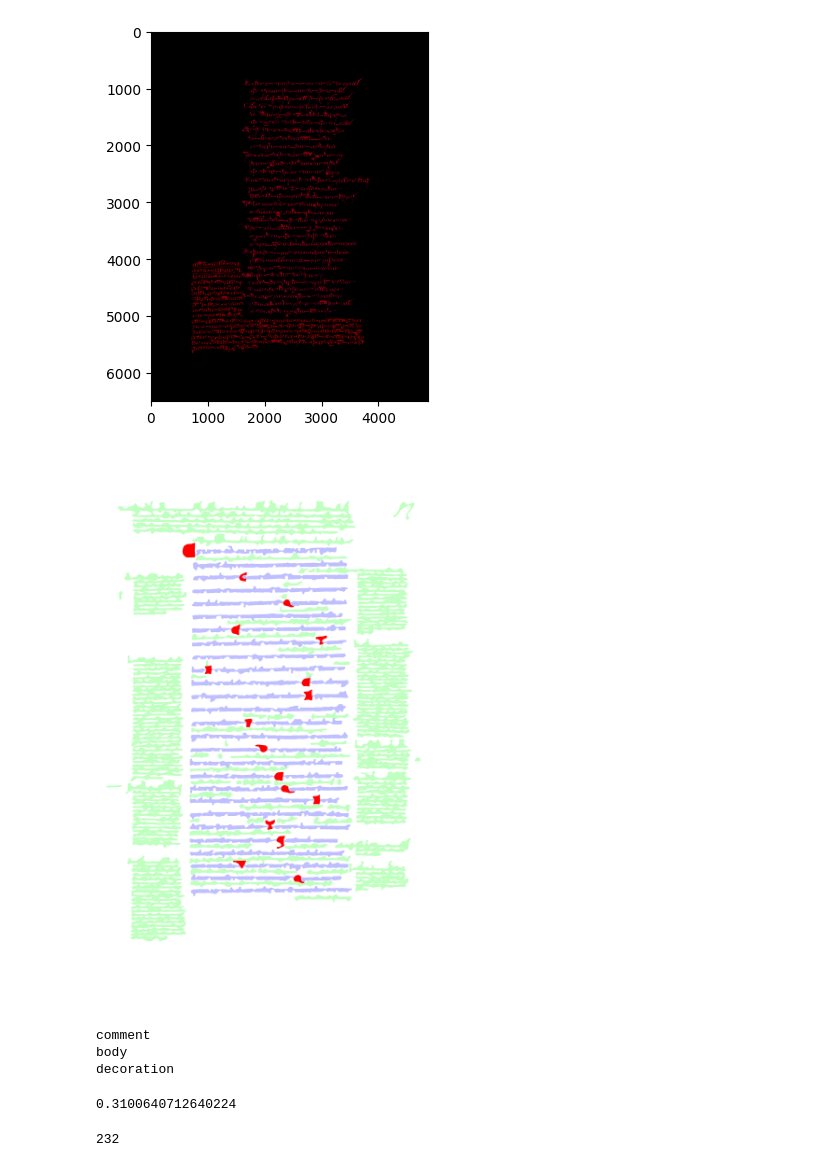
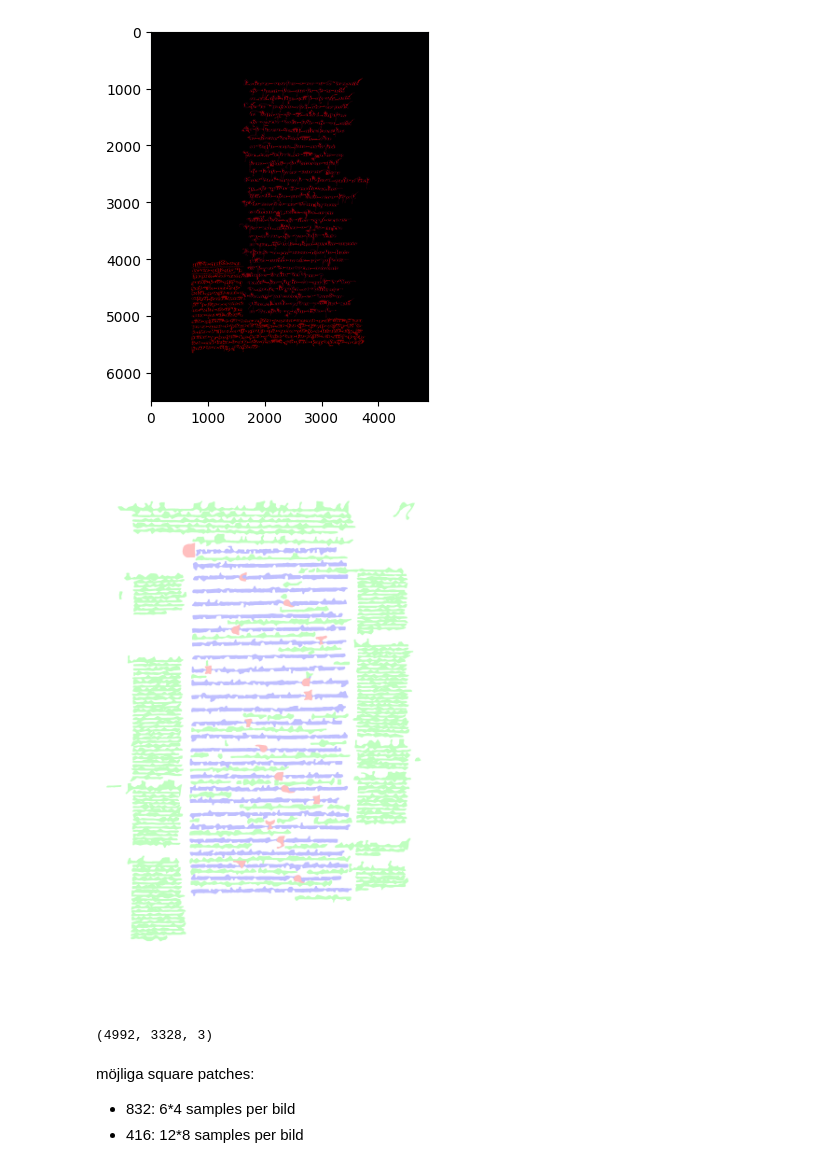
Before and after one commit to JakobAdamsson/MasterThesis-JakobVincent-, a Jupyter notebook: test.ipynb, the cells around one changed output. Drawn from its saved outputs; the diff is of its cells as text; code cells hidden in the pictures.

```diff
--- a/test.ipynb
+++ b/test.ipynb
@@ -28,78 +29,32 @@ soup = BeautifulSoup(xml_data, 'lxml-xml')
 # Find all TextLine elements with an id containing 'comment'
 textlines_with_comment = soup.find_all('GraphicRegion', {'id': lambda x: x and 'region' in x})
 
 # Extract Coords points for each matching TextLine
 coordinates_by_group = {"comment":[],"body":[],"decoration":[]}
 search = {"comment":["TextLine","comment"],"body":["TextLine","textline"],"decoration":["GraphicRegion","region"]}
 for group in coordinates_by_group.keys():
     textlines_with_comment = soup.find_all(search[group][0], {'id': lambda x: x and search[group][1] in x})
     for textline in textlines_with_comment:
         coords_points = textline.find('Coords')['points']
         coordinate_pairs = coords_points.split()
         coordinates_list = [tuple(map(int, pair.split(','))) for pair in coordinate_pairs]
         coordinates_by_group[group].append(coordinates_list)
 
 
 image_path = 'all/img-CS18/img/training/e-codices_csg-0018_097_max.jpg'
 img = Image.open(image_path)
 
-colors = {"comment":(0, 255, 0, 64),"body":(0, 0, 255, 64),"decoration":(255,0, 0, 255)}
+colors = {"comment":(0, 255, 0, 64),"body":(0, 0, 255, 64),"decoration":(255,0, 0, 64)}
 filled_polygon_img = Image.new('RGBA', img.size, (0, 0, 0, 0))
 draw_filled_polygon = ImageDraw.Draw(filled_polygon_img)
 
 for group in coordinates_by_group.keys():
     for coords in coordinates_by_group[group]:
         polygon_coordinates = coords
 
         draw_filled_polygon.polygon(polygon_coordinates,outline=None,fill=colors[group])
 
 result_img = Image.alpha_composite(img.convert('RGBA'), filled_polygon_img)
 display(filled_polygon_img)
 # %% [output]
-[figure, old version]
+[figure, new version]
-# %%
-import numpy as np
-# Read the XML file
-with open('all/PAGE-gt-CS18/PAGE-gt/training/e-codices_csg-0018_097_max.xml', 'r') as file:
-    xml_data = file.read()
-
-# Parse the XML using BeautifulSoup with 'lxml-xml' parser
-soup = BeautifulSoup(xml_data, 'lxml-xml')
-
-# Find all TextLine elements with an id containing 'comment'
-textlines_with_comment = soup.find_all('GraphicRegion', {'id': lambda x: x and 'region' in x})
-
-# Extract Coords points for each matching TextLine
-coordinates_by_group = {"comment":[],"body":[],"decoration":[]}
-search = {"comment":["TextLine","comment"],"body":["TextLine","textline"],"decoration":["GraphicRegion","region"]}
-for group in coordinates_by_group.keys():
-    textlines_with_comment = soup.find_all(search[group][0], {'id': lambda x: x and search[group][1] in x})
-    for textline in textlines_with_comment:
-        coords_points = textline.find('Coords')['points']
-        coordinate_pairs = coords_points.split()
-        coordinates_list = [tuple(map(int, pair.split(','))) for pair in coordinate_pairs]
-        coordinates_by_group[group].append(coordinates_list)
-
-
-image_path = 'all/img-CS18/img/training/e-codices_csg-0018_097_max.jpg'
-img = Image.open(image_path)
-
-colors = {"comment":1,"body":2,"decoration":3}
-filled_polygon_img = Image.new('L', img.size)
-draw_filled_polygon = ImageDraw.Draw(filled_polygon_img)
-for group in coordinates_by_group.keys():
-    print(group)
-    for coords in coordinates_by_group[group]:
-        polygon_coordinates = coords
-
-        draw_filled_polygon.polygon(polygon_coordinates,outline=None,fill=colors[group])
-
-gt_array = np.array(filled_polygon_img)
-# %% [output]
-comment
-body
-decoration
-# %%
-gt_array
-# %% [output]
-0.3100640712640224
@@ -157,6 +72,11 @@ def parse_images_from_folder(image_path, xml_path):
 
 haha = parse_images_from_folder("all/img-CS18/img/training","all/PAGE-gt-CS18/PAGE-gt/training")
 # %%
-haha[0]
+haha[0].img.shape
 # %% [output]
-232
+(4992, 3328, 3)
+# %% [markdown]
+möjliga square patches:
+
+* 832: 6*4 samples per bild
+* 416: 12*8 samples per bild
```
Also changed, not shown: parts of 10 cells of this notebook, 2 other files.
